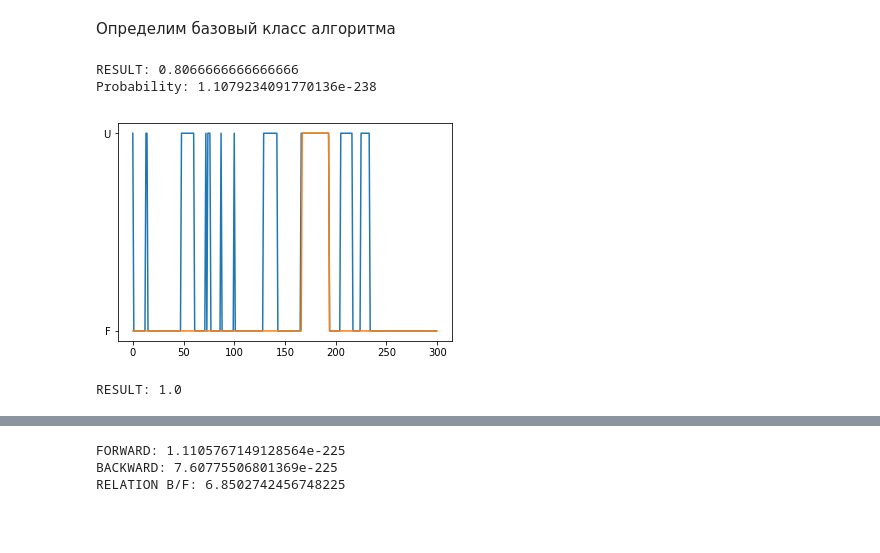
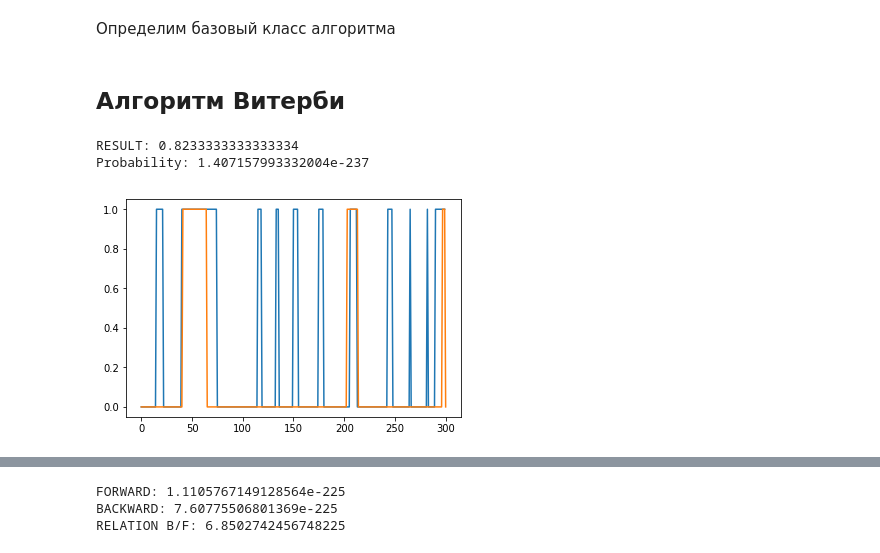
Before and after one commit to evgeniy97/unfarCasino, a Jupyter notebook: KhomutovTask-Copy1.ipynb, the cells around one changed output, grey strips where cells are left out. Saved outputs shown, nothing was run; the diff lists cells and outputs as text; code cells hidden in the pictures; blank space fills up the shorter version.

```diff
--- a/KhomutovTask-Copy1.ipynb
+++ b/KhomutovTask-Copy1.ipynb
@@ -92,6 +92,8 @@ class baseAlgo():
             'F': [1/6 for i in range(6)],
             'U': [.1,.1,.1,.1,.1,.5]
         }
+# %% [markdown]
+## Алгоритм Витерби
 # %%
 class algorithmViterbi(baseAlgo):
     def __init__(self, data):
@@ -143,29 +145,16 @@ class algorithmViterbi(baseAlgo):
 # %%
 hackCasinoViterbi = algorithmViterbi(dataset300)
 result = hackCasinoViterbi()
 res = [0 if l =='F' else 1 for l in result]
 res.append(0)
-plt.plot(lab)
+plt.plot(lab300)
 plt.plot(res)
 print('RESULT: {}'.format( sum([ l == r for l,r in zip(lab300,res)])/len(lab300)))
 print('Probability: {}'.format(hackCasinoViterbi.returnProbability()))
+# %% [output]
+RESULT: 0.8233333333333334
+Probability: 1.407157993332004e-237
+[figure, added]
-# %%
-hackCasinoViterbi = algorithmViterbi(maxData)
-result = hackCasinoViterbi()
-res = [0 if l =='F' else 1 for l in result]
-res.append(0)
-plt.plot(maxLab)
-plt.plot(res)
-print('RESULT: {}'.format( sum(l==r for l,r in zip(maxLab, result))/len(maxData)))
-print('Probability: {}'.format(hackCasinoViterbi.returnProbability()))
-# %% [output]
-RESULT: 0.8066666666666666
-Probability: 1.1079234091770136e-238
-[figure, removed]
-# %%
-print('RESULT: {}'.format( sum(l==r for l,r in zip(maxAns, result))/len(maxData)))
-# %% [output]
-RESULT: 1.0
 # %%
 hackCasinoViterbi = algorithmViterbi(dataset1000)
 result = hackCasinoViterbi()
```
Also changed, not shown: parts of 10 cells of this notebook.
